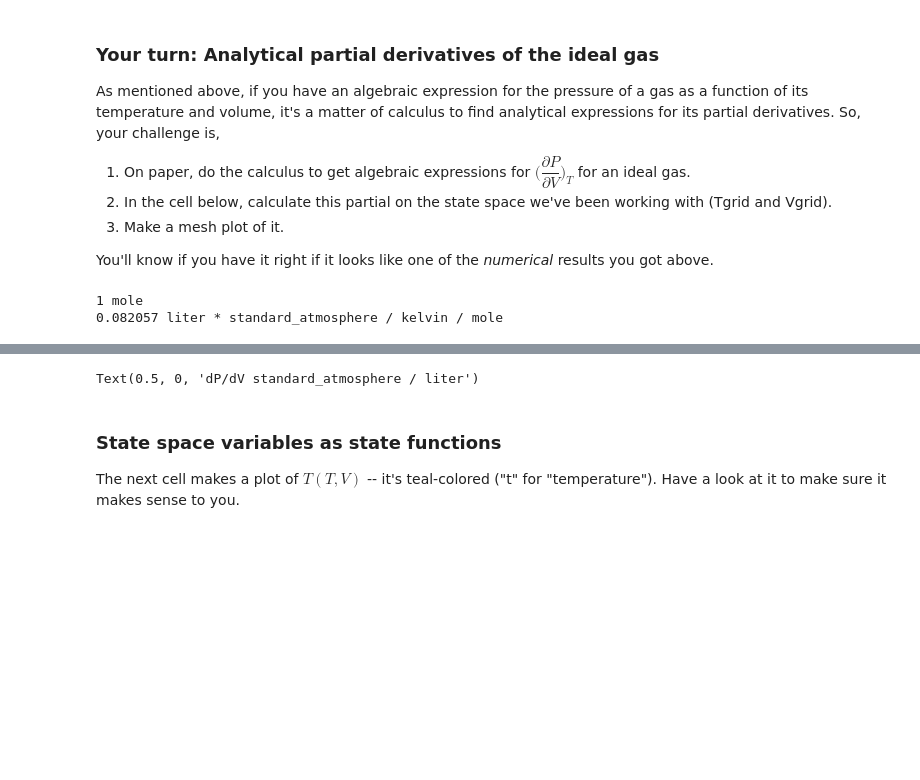
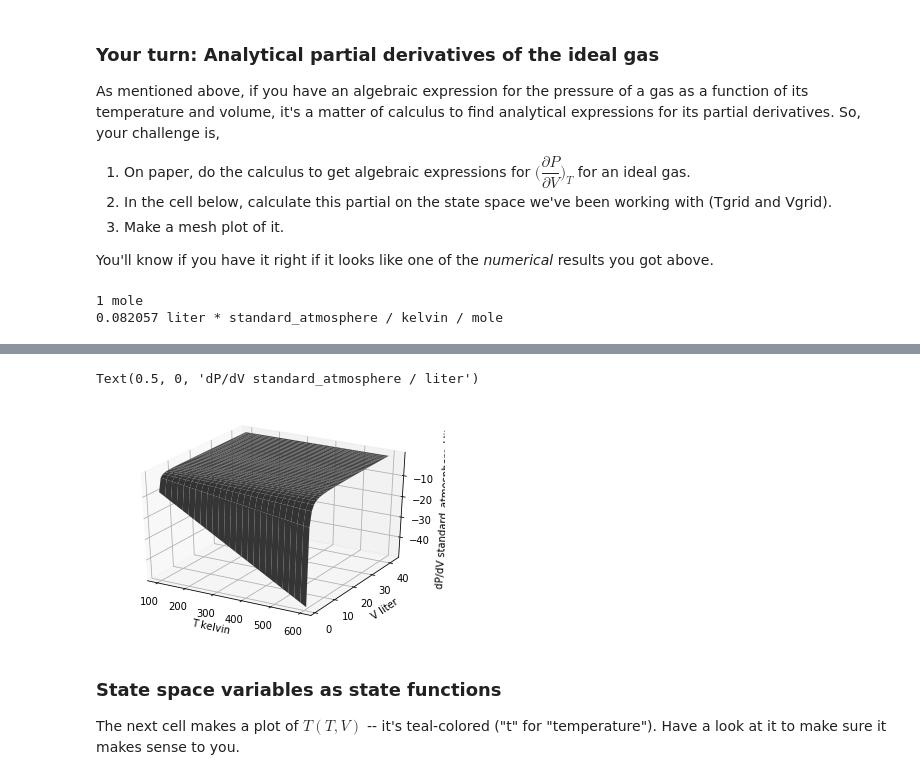
Before and after one commit to sneshyba/pypchem, a Jupyter notebook: Thermo 2022 (Neshyba)/Week_2b.ThermodynamicSurfaces/ThermodynamicSurfaces.ipynb, the cells around one changed output, grey strips where cells are left out. Drawn from its saved outputs; the diff is of its cells as text; code cells hidden in the pictures; blank space fills up the shorter version.

```diff
--- a/Thermo 2022 (Neshyba)/Week_2b.ThermodynamicSurfaces/ThermodynamicSurfaces.ipynb
+++ b/Thermo 2022 (Neshyba)/Week_2b.ThermodynamicSurfaces/ThermodynamicSurfaces.ipynb
@@ -205,9 +174,8 @@ You'll know if you have it right if it looks like one of the *numerical* results
 ### BEGIN SOLUTION
 
 # Moles, and the gas constant
-n = 1*ureg("mol"); print(n)
-# R = 8.314*ureg("J /(mol K)"); print(R)
-R = 0.082057*ureg("L atm /(mol K)"); print(R)
+n = AssignQuantity(1,"mol"); print(n)
+R = AssignQuantity(0.082057,"L atm /(mol K)"); print(R)
 
 # Getting dP/dV
 dPgrid_dV_analytical = -n*R*Tgrid/Vgrid**2
@@ -232,4 +198,5 @@ ax.set_zlabel(zlabel)
 Text(0.5, 0, 'dP/dV standard_atmosphere / liter')
+[figure, added]
 # %% [markdown]
 ### State space variables as state functions
 The next cell makes a plot of $T(T,V)$ -- it's teal-colored ("t" for "temperature"). Have a look at it to make sure it makes sense to you.
```
Also changed, not shown: parts of 15 cells of this notebook, 7 other files.
